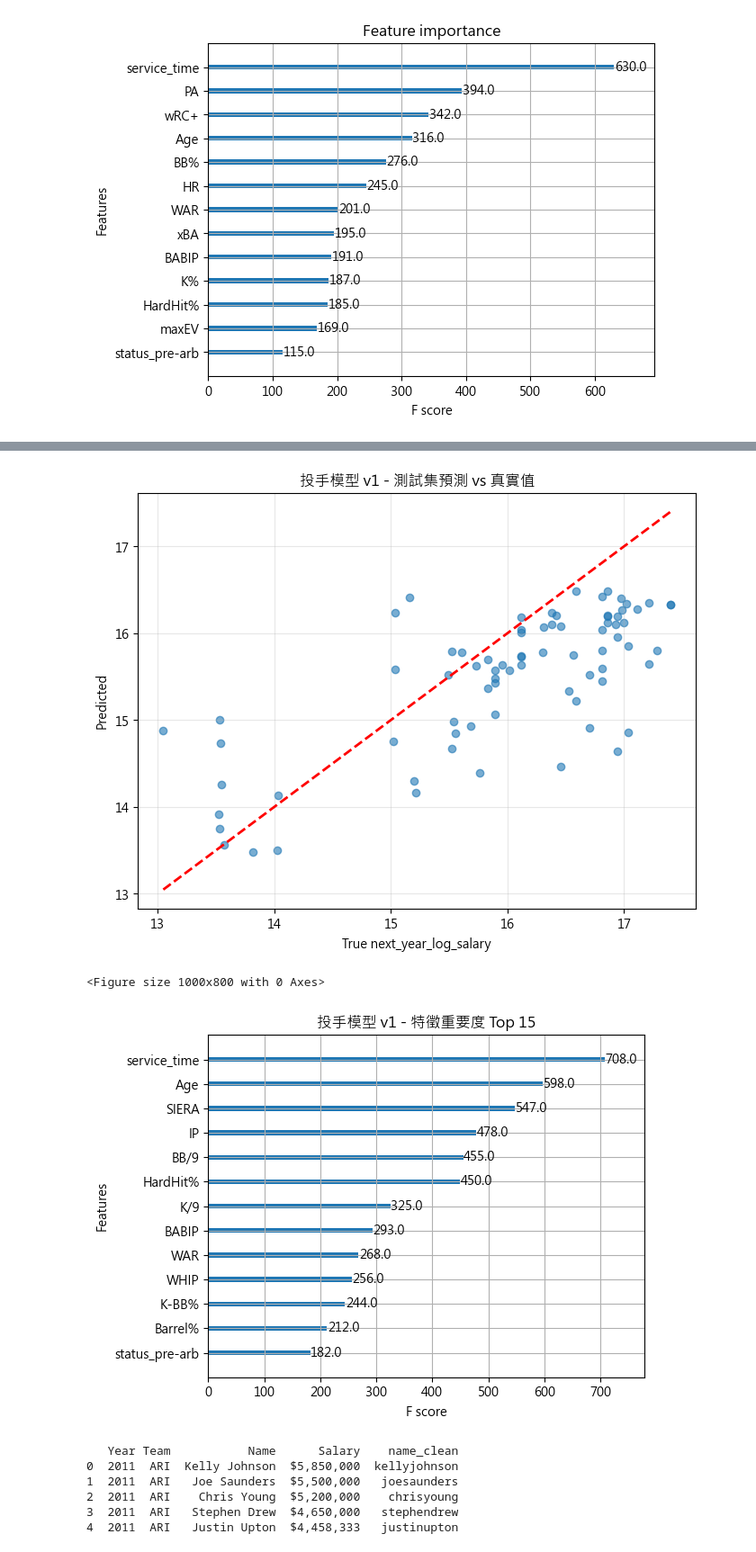
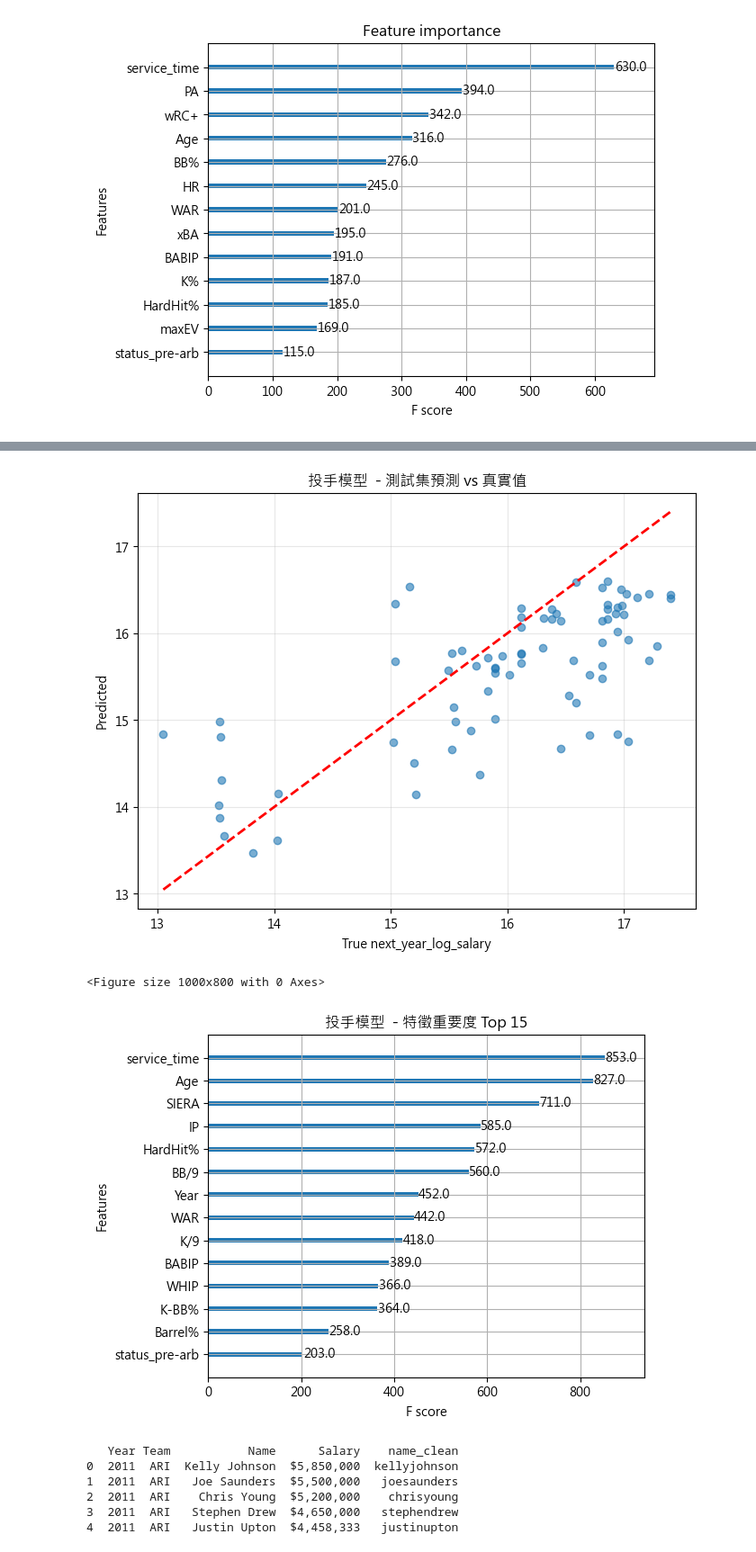
Before and after one commit to joshninjatw/mlb-salary-prediction, a Jupyter notebook: Untitled.ipynb, the cells around one changed output, grey strips where cells are left out. Shown at 90% size. Saved outputs shown, nothing was run; the diff lists cells and outputs as text; code cells hidden in the pictures.

Commit message:
feat: pitcher model v4 - add Year feature, test R² 0.3545 (significant improvement +0.0398), final pitcher model locked

```diff
--- a/Untitled.ipynb
+++ b/Untitled.ipynb
@@ -659,6 +667,11 @@ p_final = [
     'BB/9', 'K/9', 'HardHit%', 'Barrel%', 'K-BB%', 'WHIP'
 ]
 
+# 特徵加入 Year (14)
+p_final = [
+    'service_time', 'status_pre-arb', 'Age', 'SIERA', 'IP', 'WAR','BABIP',
+    'BB/9', 'K/9', 'HardHit%', 'Barrel%', 'K-BB%', 'WHIP', 'Year'
+]
 
 # 準備資料
 X_pitcher = pitching_df[p_final].fillna(0)
@@ -745,7 +758,7 @@ plt.scatter(y_test_p, y_pred_test_p, alpha=0.6)
 plt.plot([y_test_p.min(), y_test_p.max()], [y_test_p.min(), y_test_p.max()], 'r--', lw=2)
 plt.xlabel('True next_year_log_salary')
 plt.ylabel('Predicted')
-plt.title('投手模型 v1 - 測試集預測 vs 真實值')
+plt.title('投手模型  - 測試集預測 vs 真實值')
 plt.grid(True, alpha=0.3)
 plt.show()
 
@@ -753,7 +766,7 @@ plt.show()
 from xgboost import plot_importance
 plt.figure(figsize=(10, 8))
 plot_importance(xgb_pitcher, max_num_features=15)
-plt.title('投手模型 v1 - 特徵重要度 Top 15')
+plt.title('投手模型  - 特徵重要度 Top 15')
 plt.tight_layout()
 plt.show()
 # %% [output]
@@ -769,6 +782,6 @@ plt.show()
-[figure, old version]
+[figure, new version]
 <Figure size 1000x800 with 0 Axes>
-[figure, old version]
+[figure, new version]
 # %%
 print(salary_df.head())
 # %% [output]
```
Also changed, not shown: parts of 2 cells of this notebook.
